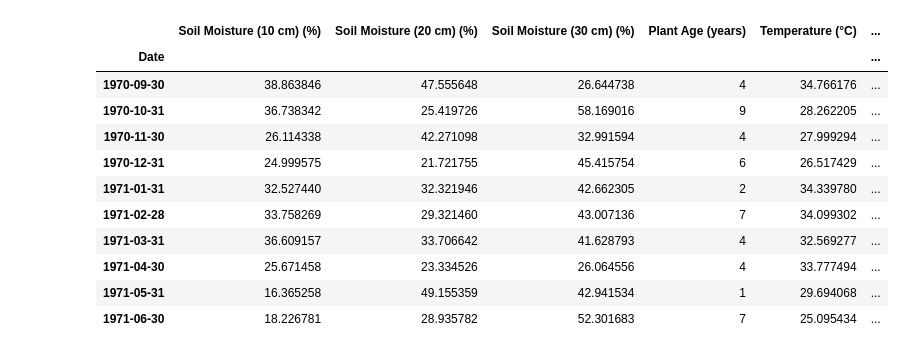
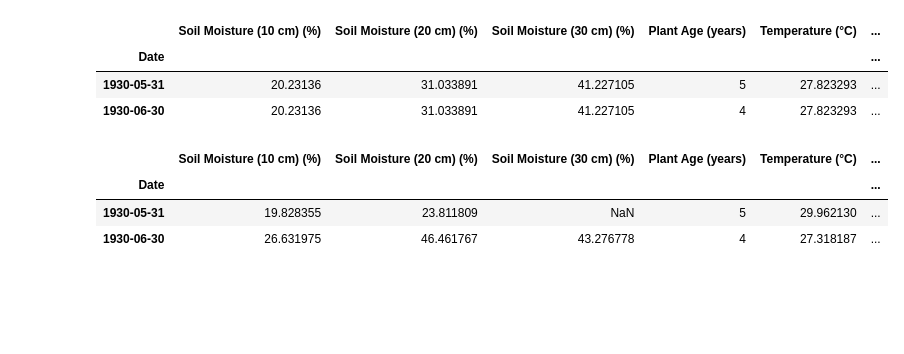
Before and after one commit to thanujaD00/Research_Procjct, a Jupyter notebook: CoconutYieldPrediction/model training.ipynb, the cells around one changed output. Cells and saved outputs as stored; diff of their text form; code cells hidden in the pictures; blank space fills up the shorter version.

```diff
--- a/CoconutYieldPrediction/model training.ipynb
+++ b/CoconutYieldPrediction/model training.ipynb
@@ -12,21 +132,22 @@ from sklearn.metrics import mean_absolute_error, mean_squared_error
 # %%
 # Load the dataset
-df = pd.read_csv('seasonal_coconut_yield_data_4.csv', parse_dates=['Date'], index_col='Date')
+# df = pd.read_csv('seasonal_coconut_yield_data_4.csv', parse_dates=['Date'], index_col='Date')
+df = pd.read_csv('processed_coconut_data.csv', parse_dates=['Date'], index_col='Date')
+df_before = pd.read_csv('noisy_coconut_data.csv', parse_dates=['Date'],  index_col='Date')
 # %%
-df.head(10)
+df.head(2)
 # %% [output]
 |  | Soil Moisture (10 cm) (%) | Soil Moisture (20 cm) (%) | Soil Moisture (30 cm) (%) | Plant Age (years) | Temperature (°C) | ... |
 | Date |  |  |  |  |  | ... |
-| 1970-09-30 | 38.863846 | 47.555648 | 26.644738 | 4 | 34.766176 | ... |
-| 1970-10-31 | 36.738342 | 25.419726 | 58.169016 | 9 | 28.262205 | ... |
-| 1970-11-30 | 26.114338 | 42.271098 | 32.991594 | 4 | 27.999294 | ... |
-| 1970-12-31 | 24.999575 | 21.721755 | 45.415754 | 6 | 26.517429 | ... |
-| 1971-01-31 | 32.527440 | 32.321946 | 42.662305 | 2 | 34.339780 | ... |
-| 1971-02-28 | 33.758269 | 29.321460 | 43.007136 | 7 | 34.099302 | ... |
-| 1971-03-31 | 36.609157 | 33.706642 | 41.628793 | 4 | 32.569277 | ... |
-| 1971-04-30 | 25.671458 | 23.334526 | 26.064556 | 4 | 33.777494 | ... |
-| 1971-05-31 | 16.365258 | 49.155359 | 42.941534 | 1 | 29.694068 | ... |
-| 1971-06-30 | 18.226781 | 28.935782 | 52.301683 | 7 | 25.095434 | ... |
+| 1930-05-31 | 20.23136 | 31.033891 | 41.227105 | 5 | 27.823293 | ... |
+| 1930-06-30 | 20.23136 | 31.033891 | 41.227105 | 4 | 27.823293 | ... |
+# %%
+df_before.head(2)
+# %% [output]
+|  | Soil Moisture (10 cm) (%) | Soil Moisture (20 cm) (%) | Soil Moisture (30 cm) (%) | Plant Age (years) | Temperature (°C) | ... |
+| Date |  |  |  |  |  | ... |
+| 1930-05-31 | 19.828355 | 23.811809 | NaN | 5 | 29.962130 | ... |
+| 1930-06-30 | 26.631975 | 46.461767 | 43.276778 | 4 | 27.318187 | ... |
 # %%
 train_size = int(len(df) * 0.8)
 train = df['Coconut Count'][:train_size]
```
Also changed, not shown: parts of 6 cells of this notebook, 3 other files.
